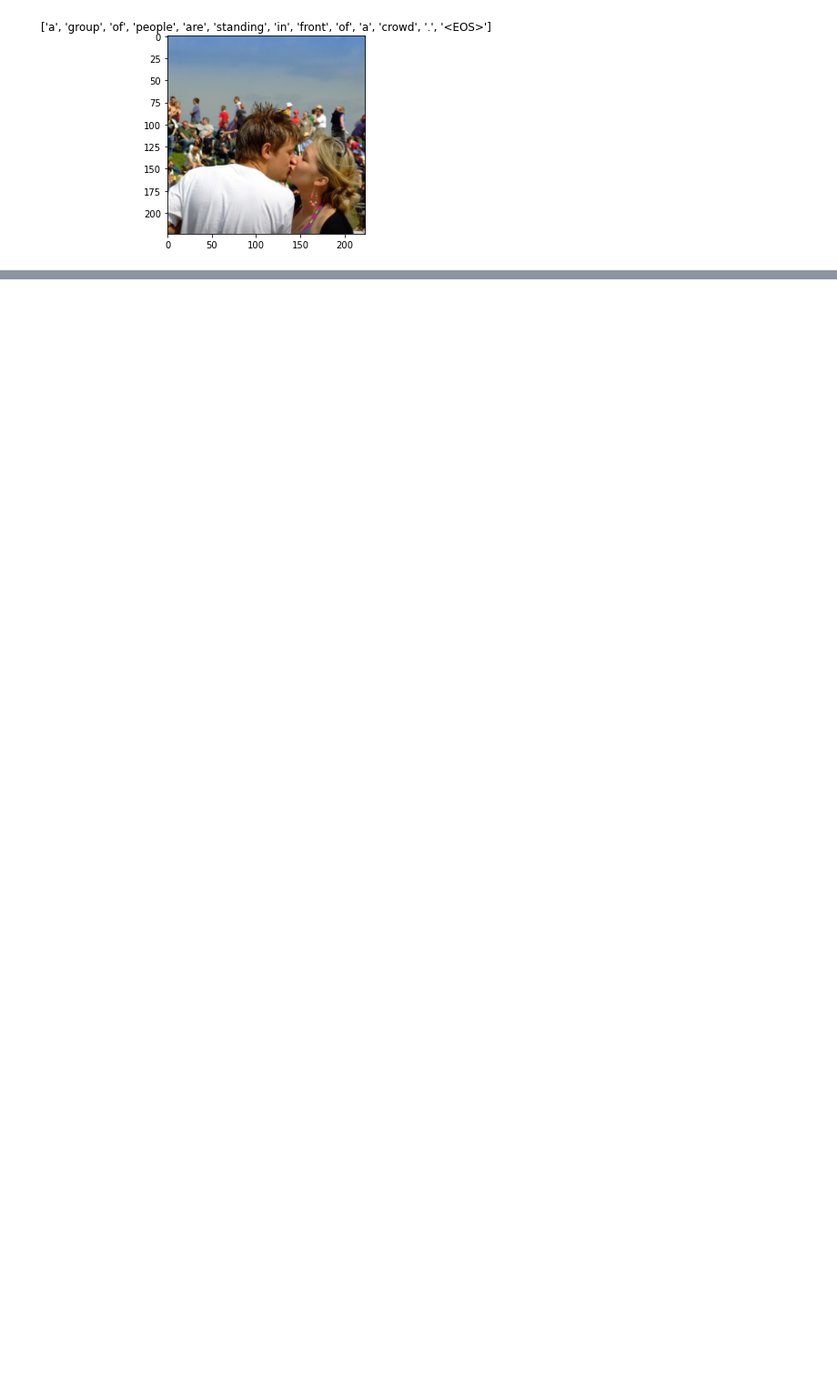
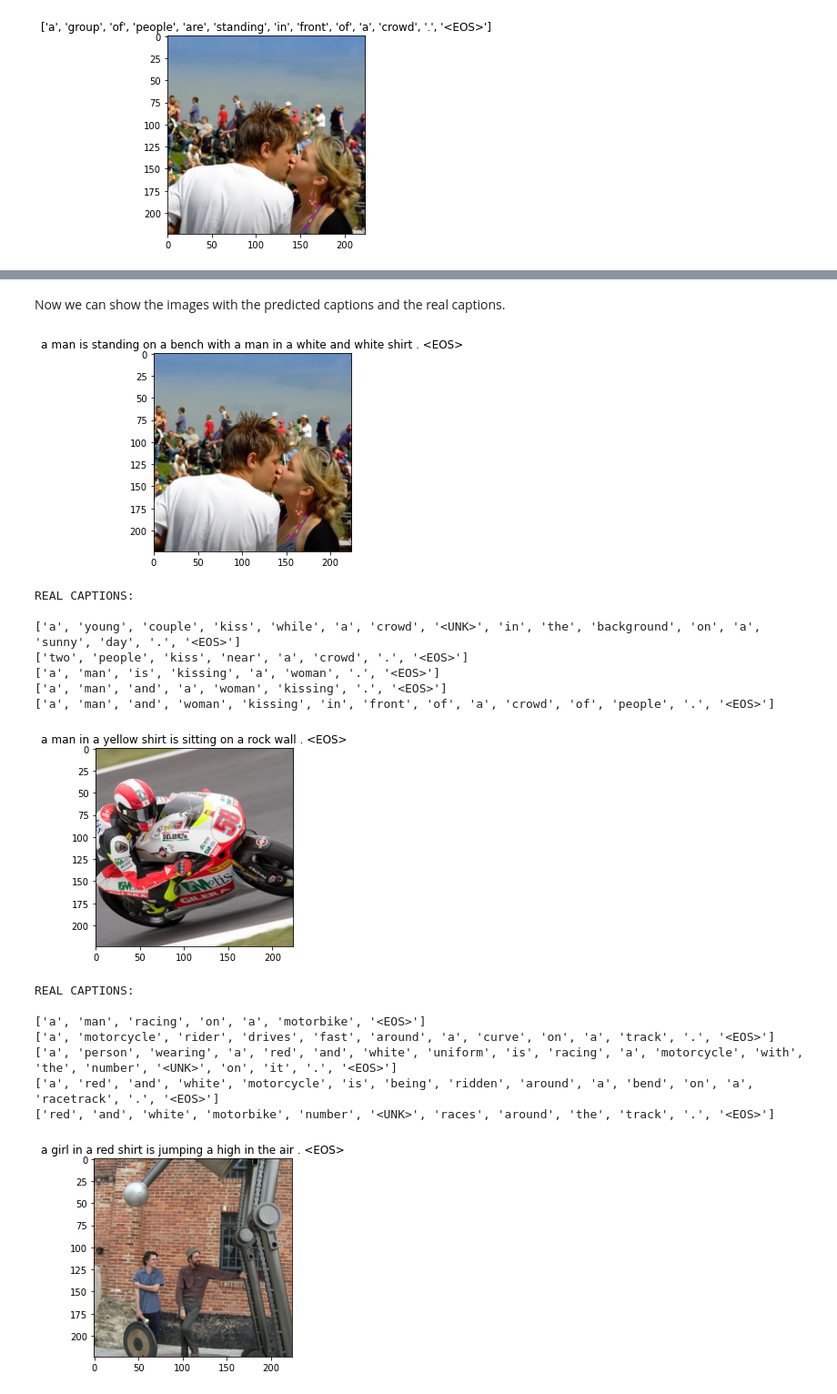
Before and after one commit to DCC-UAB/Image_Captioning, a Jupyter notebook: SRC/Visualization.ipynb, the cells around one changed output, grey strips where cells are left out. Shown at 91% size. Drawn from its saved outputs; the diff is of its cells as text; code cells hidden in the pictures; blank space fills up the shorter version.

Commit message:
Basic visualization notebook done

```diff
--- a/SRC/Visualization.ipynb
+++ b/SRC/Visualization.ipynb
@@ -27,6 +27,6 @@ model = load_ED_model(model_path, device)
 # %%
-caption = joblib.load(DATA_LOCATION + '/logs/Captions/caps_epoch_24.joblib')
-image = joblib.load(DATA_LOCATION + '/logs/Images/img_epoch_24.joblib')
+caption = joblib.load(DATA_LOCATION + '/logs/Captions/caps_epoch_25.joblib')
+image = joblib.load(DATA_LOCATION + '/logs/Images/img_epoch_25.joblib')
 # %%
 show_image(image, caption)
 # %% [output]
@@ -33,0 +76,42 @@ show_image(image, caption)
+# %%
+dataset = make_dataset(config)
+vocab = dataset.vocab
+train_loader, test_loader = make_dataloaders(config, dataset, 1)
+model.decoder.device = 'cpu'
+# %% [markdown]
+Now we can show the images with the predicted captions and the real captions.
+# %%
+# Number of images to show
+num_show = 3
+
+# Showing the images
+test_loader_showing = deepcopy(test_loader)
+with torch.no_grad():
+    dataiter = iter(test_loader_showing)
+    for i in range(num_show):
+            img, real_captions = next(dataiter)
+            features = model.encoder(img[0:1].to(device))
+            caps, alphas = model.decoder.generate_caption(features, vocab=vocab)
+            caption = ' '.join(caps)
+            show_image(img[2], caption)
+            print("REAL CAPTIONS:\n")
+            for i in range(len(real_captions)):
+                print(dataset.vocab.get_caption(real_captions[i].tolist()))
+# %% [output]
+[figure, added]
+REAL CAPTIONS:
+
+['a', 'young', 'couple', 'kiss', 'while', 'a', 'crowd', '<UNK>', 'in', 'the', 'background', 'on', 'a', 'sunny', 'day', '.', '<EOS>']
+['two', 'people', 'kiss', 'near', 'a', 'crowd', '.', '<EOS>']
+['a', 'man', 'is', 'kissing', 'a', 'woman', '.', '<EOS>']
+['a', 'man', 'and', 'a', 'woman', 'kissing', '.', '<EOS>']
+['a', 'man', 'and', 'woman', 'kissing', 'in', 'front', 'of', 'a', 'crowd', 'of', 'people', '.', '<EOS>']
+[figure, added]
+REAL CAPTIONS:
+
+['a', 'man', 'racing', 'on', 'a', 'motorbike', '<EOS>']
+['a', 'motorcycle', 'rider', 'drives', 'fast', 'around', 'a', 'curve', 'on', 'a', 'track', '.', '<EOS>']
+['a', 'person', 'wearing', 'a', 'red', 'and', 'white', 'uniform', 'is', 'racing', 'a', 'motorcycle', 'with', 'the', 'number', '<UNK>', 'on', 'it', '.', '<EOS>']
+['a', 'red', 'and', 'white', 'motorcycle', 'is', 'being', 'ridden', 'around', 'a', 'bend', 'on', 'a', 'racetrack', '.', '<EOS>']
+['red', 'and', 'white', 'motorbike', 'number', '<UNK>', 'races', 'around', 'the', 'track', '.', '<EOS>']
+[figure, added]
```
Also changed, not shown: parts of 16 cells of this notebook, 1 other file.
